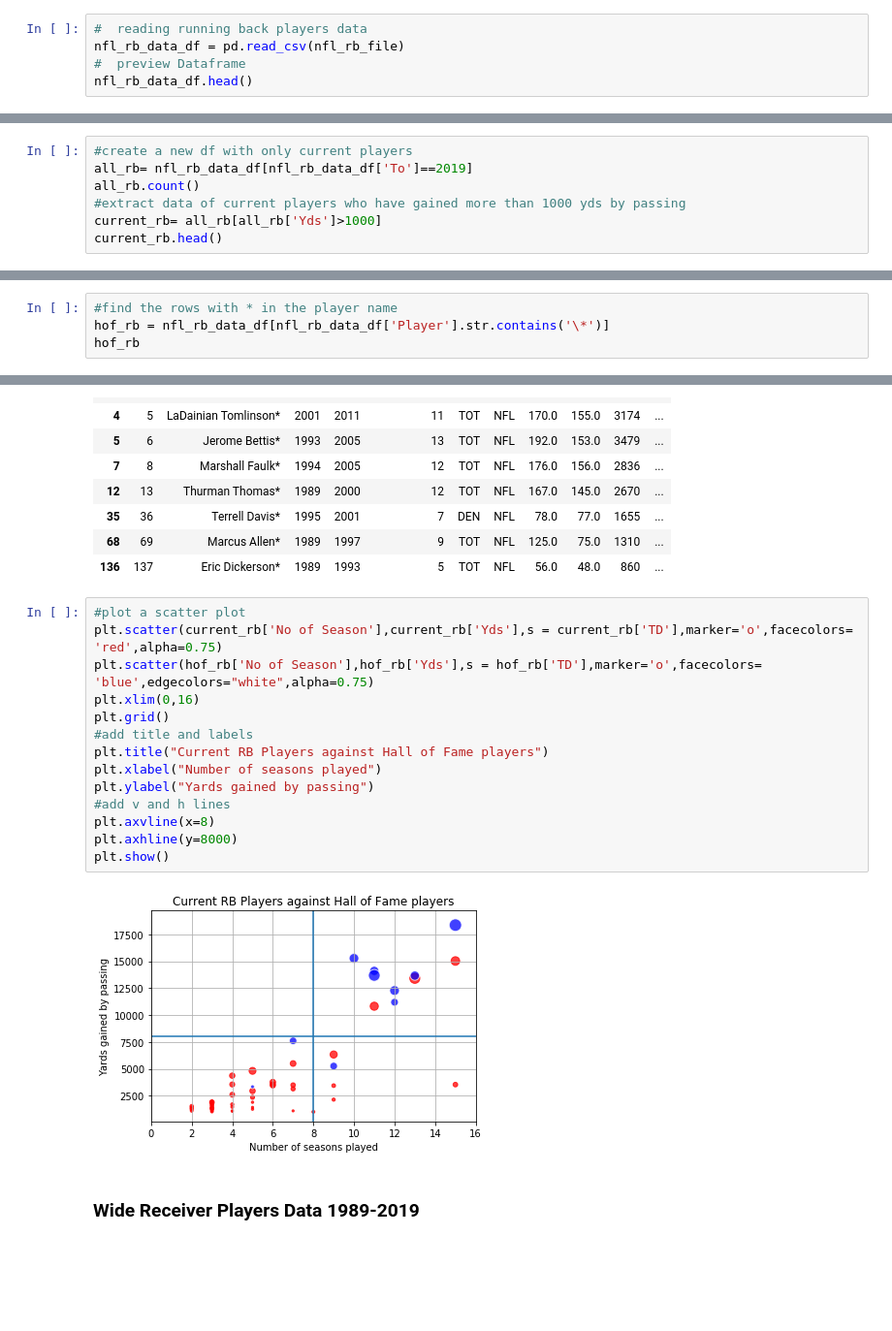
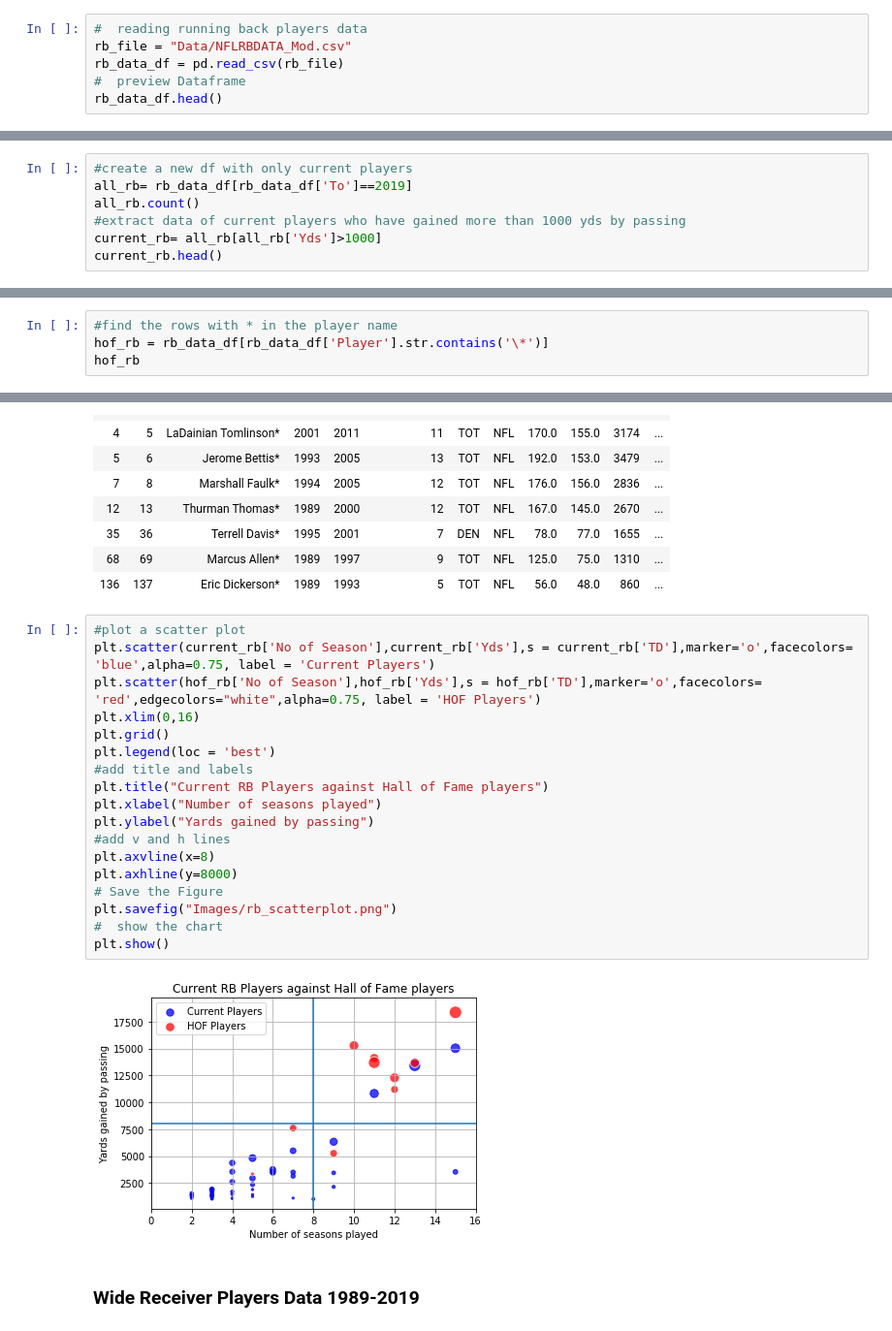
Before and after one commit to ankitapatel9/NFL-project, a Jupyter notebook: nfl-player-data.ipynb, the cells around one changed output, grey strips where cells are left out. Shown at 97% size. Saved outputs shown, nothing was run; the diff lists cells and outputs as text; blank space fills up the shorter version.

```diff
--- a/nfl-player-data.ipynb
+++ b/nfl-player-data.ipynb
@@ -141,9 +149,10 @@ plt.show()
 ### Running Back players Data  1989 - 2019###
 # %%
 #  reading running back players data
-nfl_rb_data_df = pd.read_csv(nfl_rb_file)
+rb_file = "Data/NFLRBDATA_Mod.csv"
+rb_data_df = pd.read_csv(rb_file)
 #  preview Dataframe
-nfl_rb_data_df.head()
+rb_data_df.head()
 # %% [output]
 |  | Rk | Player | From | To | No of Season | Tm | Lg | G | GS | Att | ... |
 | 0 | 1 | Emmitt Smith* | 1990 | 2004 | 15 | TOT | NFL | 226.0 | 219.0 | 4409 | ... |
@@ -239,7 +248,7 @@ rb_arr[rb_arr<= rb_lower_boundary]
 Series([], Name: No of Season, dtype: int64)
 # %%
 #create a new df with only current players
-all_rb= nfl_rb_data_df[nfl_rb_data_df['To']==2019]
+all_rb= rb_data_df[rb_data_df['To']==2019]
 all_rb.count()
 #extract data of current players who have gained more than 1000 yds by passing
 current_rb= all_rb[all_rb['Yds']>1000]
@@ -253,7 +262,7 @@ current_rb.head()
 | 61 | 62 | Le'Veon Bell | 2013 | 2019 | 7 | TOT | NFL | 65.0 | 65.0 | 1285 | ... |
 # %%
 #find the rows with * in the player name
-hof_rb = nfl_rb_data_df[nfl_rb_data_df['Player'].str.contains('\*')]
+hof_rb = rb_data_df[rb_data_df['Player'].str.contains('\*')]
 hof_rb
 # %% [output]
 |  | Rk | Player | From | To | No of Season | Tm | Lg | G | GS | Att | ... |
@@ -269,20 +278,24 @@ hof_rb
 | 136 | 137 | Eric Dickerson* | 1989 | 1993 | 5 | TOT | NFL | 56.0 | 48.0 | 860 | ... |
 # %%
 #plot a scatter plot
-plt.scatter(current_rb['No of Season'],current_rb['Yds'],s = current_rb['TD'],marker='o',facecolors= 'red',alpha=0.75)
-plt.scatter(hof_rb['No of Season'],hof_rb['Yds'],s = hof_rb['TD'],marker='o',facecolors= 'blue',edgecolors="white",alpha=0.75)
+plt.scatter(current_rb['No of Season'],current_rb['Yds'],s = current_rb['TD'],marker='o',facecolors= 'blue',alpha=0.75, label = 'Current Players')
+plt.scatter(hof_rb['No of Season'],hof_rb['Yds'],s = hof_rb['TD'],marker='o',facecolors= 'red',edgecolors="white",alpha=0.75, label = 'HOF Players')
 plt.xlim(0,16)
 plt.grid()
+plt.legend(loc = 'best')
 #add title and labels
 plt.title("Current RB Players against Hall of Fame players")
 plt.xlabel("Number of seasons played")
 plt.ylabel("Yards gained by passing")
 #add v and h lines
 plt.axvline(x=8)
 plt.axhline(y=8000)
+# Save the Figure
+plt.savefig("Images/rb_scatterplot.png")
+#  show the chart
 plt.show()
 # %% [output]
-[figure, old version]
+[figure, new version]
 # %% [markdown]
 ### Wide Receiver Players Data 1989-2019 ###
 # %%
```
Also changed, not shown: parts of 22 cells of this notebook, 4 other files.
